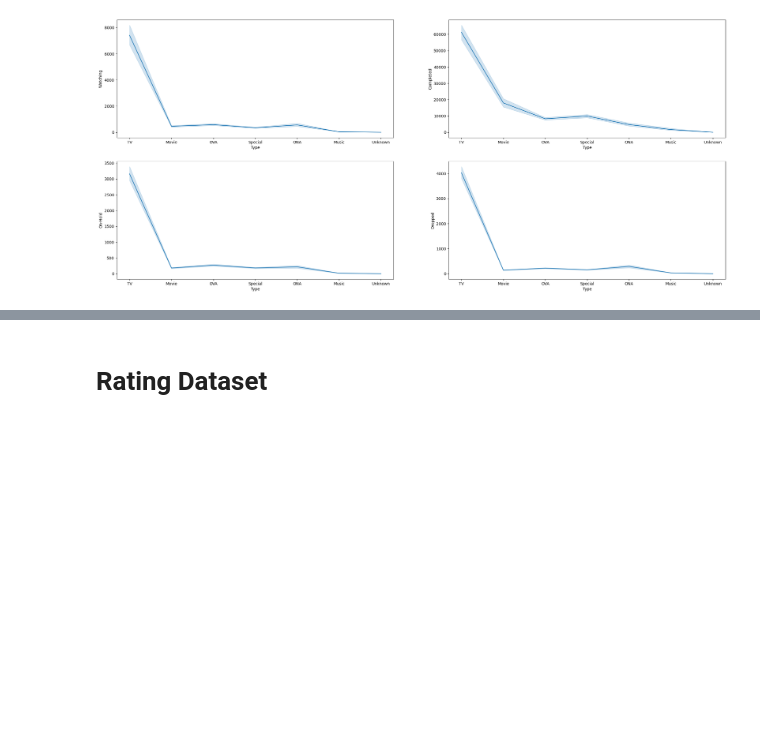
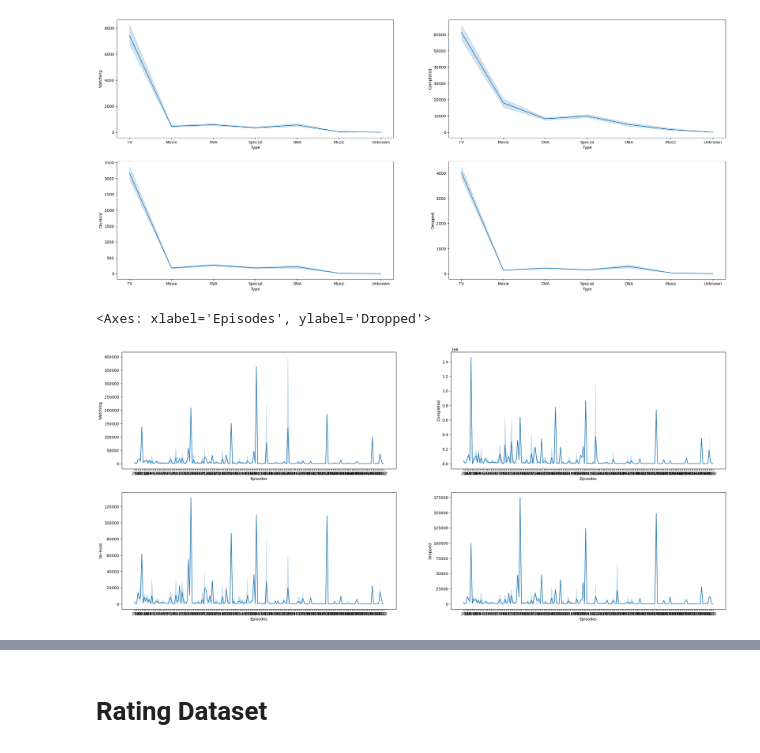
Before and after one commit to ShubhamGupta2505/MachineLearningPractice, a Jupyter notebook: anime-analysis.ipynb, the cells around one changed output, grey strips where cells are left out. Drawn from its saved outputs; the diff is of its cells as text; code cells hidden in the pictures; blank space fills up the shorter version.

Commit message:
Kaggle Notebook | EDA and Visualization on Anime and other Insights | Version 10

```diff
--- a/anime-analysis.ipynb
+++ b/anime-analysis.ipynb
@@ -568,3 +568,16 @@ sns.lineplot(data=anime,x=anime['Type'],y=anime['Dropped'])
 # %% [output]
 <Axes: xlabel='Type', ylabel='Dropped'>
 [figure]
+# %%
+plt.figure(figsize=(28,12))
+plt.subplot(2,2,1)
+sns.lineplot(data=anime,x=anime['Episodes'],y=anime['Watching'])
+plt.subplot(2,2,2)
+sns.lineplot(data=anime,x=anime['Episodes'],y=anime['Completed'])
+plt.subplot(2,2,3)
+sns.lineplot(data=anime,x=anime['Episodes'],y=anime['On-Hold'])
+plt.subplot(2,2,4)
+sns.lineplot(data=anime,x=anime['Episodes'],y=anime['Dropped'])
+# %% [output]
+<Axes: xlabel='Episodes', ylabel='Dropped'>
+[figure, added]
```
Also changed, not shown: parts of 2 cells of this notebook.
